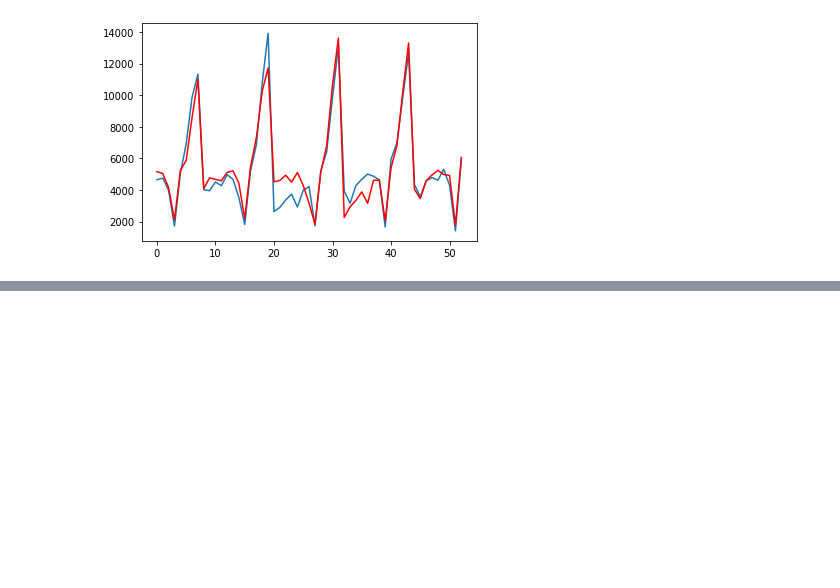
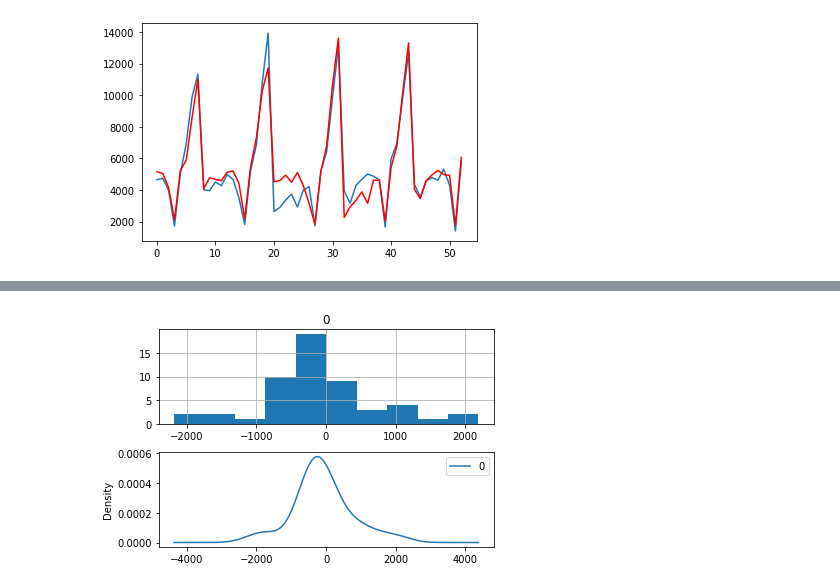
Before and after one commit to hildebrando001/ETL, a Jupyter notebook: prevendo vendas com ARIMA/ARIMA-previsao-vendas.ipynb, the cells around one changed output, grey strips where cells are left out. Drawn from its saved outputs; the diff is of its cells as text; code cells hidden in the pictures; blank space fills up the shorter version.

```diff
--- a/prevendo vendas com ARIMA/ARIMA-previsao-vendas.ipynb
+++ b/prevendo vendas com ARIMA/ARIMA-previsao-vendas.ipynb
@@ -194,0 +235,11 @@ plt.show()
+# %%
+# plots histograma
+plt.figure()
+plt.subplot(211)
+residuals.hist(ax=plt.gca(), bins=10)
+
+plt.subplot(212)
+residuals.plot(kind='kde', ax=plt.gca())
+plt.show()
+# %% [output]
+[figure, added]
```
Also changed, not shown: parts of 7 cells of this notebook.
